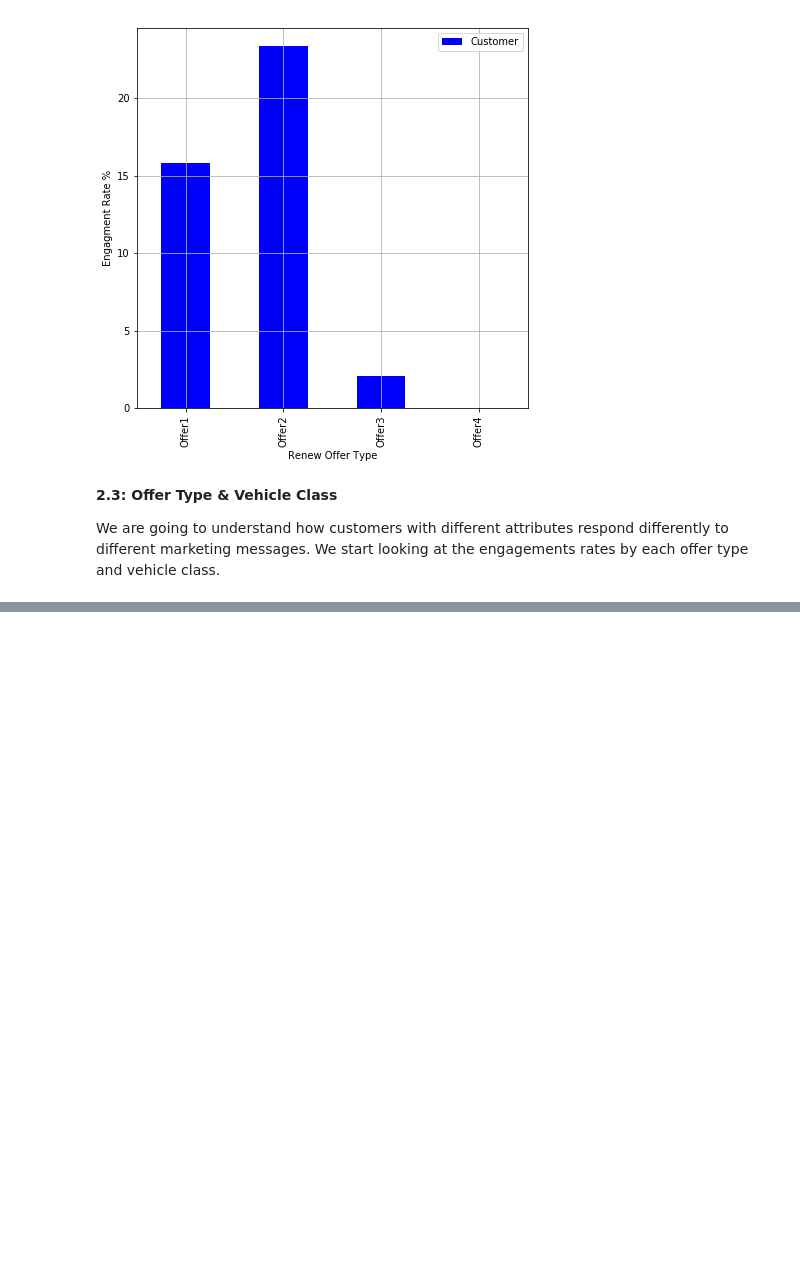
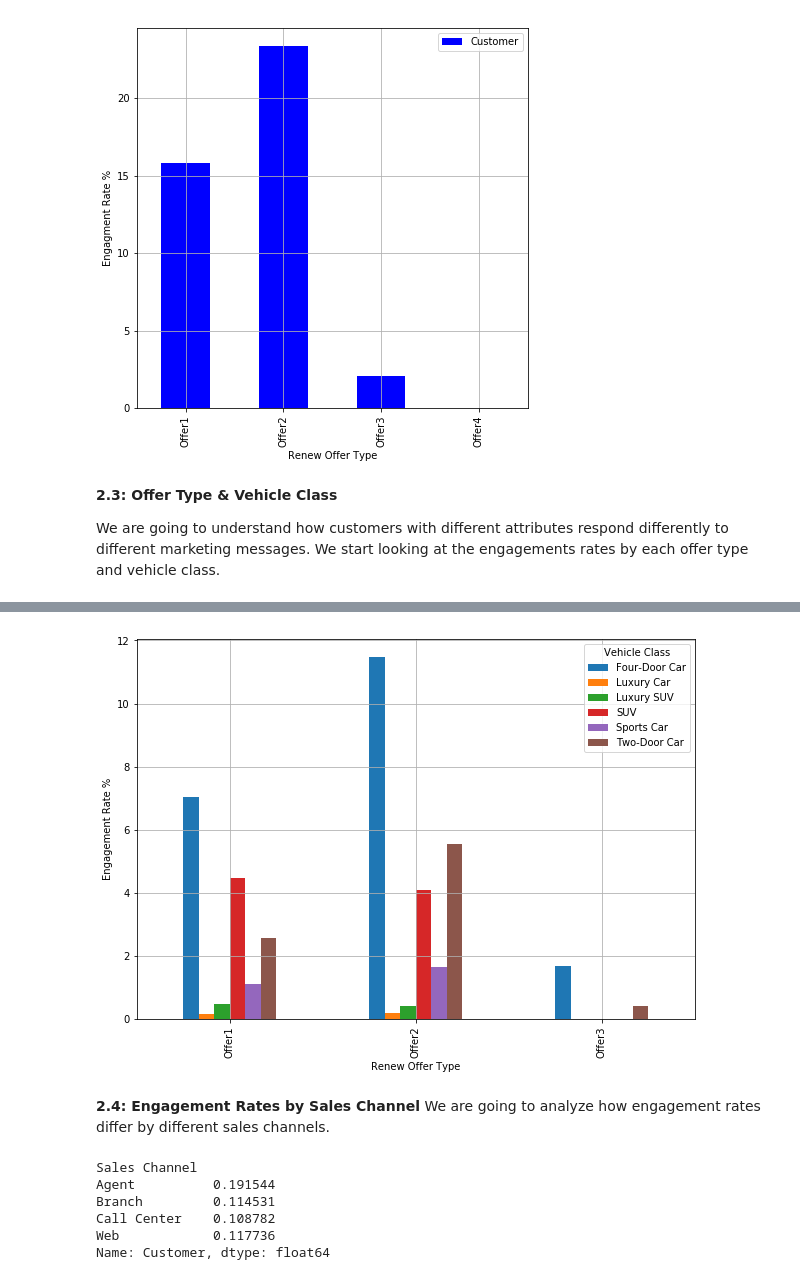
Before and after one commit to sahooamarjeet/ML_Case_Study, a Jupyter notebook: Customer_Analytics.ipynb, the cells around one changed output, grey strips where cells are left out. Cells and saved outputs as stored; diff of their text form; code cells hidden in the pictures; blank space fills up the shorter version.

```diff
--- a/Customer_Analytics.ipynb
+++ b/Customer_Analytics.ipynb
@@ -103,5 +103,11 @@ We are going to understand how customers with different attributes respond diffe
 # %%
 by_offer_type_df = df.loc[df['Response'] == 'Yes'  #engaged customer
                          ].groupby([
-    'Renew Offer Type', 'Vehicle Class'
-])
+    'Renew Offer Type', 'Vehicle Class' # group by the two variables
+]).count()['Customer']/df.groupby('Renew Offer Type').count()['Customer']
+# %%
+# Make the previous output more readable using unstack function
+# to pivot the data and extract and transform the inner-level groups to columns
+
+by_offer_type_df = by_offer_type_df.unstack().fillna(0)
+by_offer_type_df
@@ -107,0 +120,21 @@ by_offer_type_df = df.loc[df['Response'] == 'Yes'  #engaged customer
+# %%
+ax = (by_offer_type_df*100).plot(kind = 'bar', figsize = (10,7), grid = True)
+ax.set_ylabel('Engagement Rate %')
+plt.show()
+# %% [output]
+[figure, added]
+# %% [markdown]
+**2.4: Engagement Rates by Sales Channel**
+We are going to analyze how engagement rates differ by different sales channels.
+# %%
+by_sales_channel_df = df.loc[df['Response'] == 'Yes'].groupby([
+    'Sales Channel'
+]).count()['Customer']/df.groupby('Sales Channel').count()['Customer']
+by_sales_channel_df
+# %% [output]
+Sales Channel
+Agent          0.191544
+Branch         0.114531
+Call Center    0.108782
+Web            0.117736
+Name: Customer, dtype: float64
```
Also changed, not shown: parts of 6 cells of this notebook.
